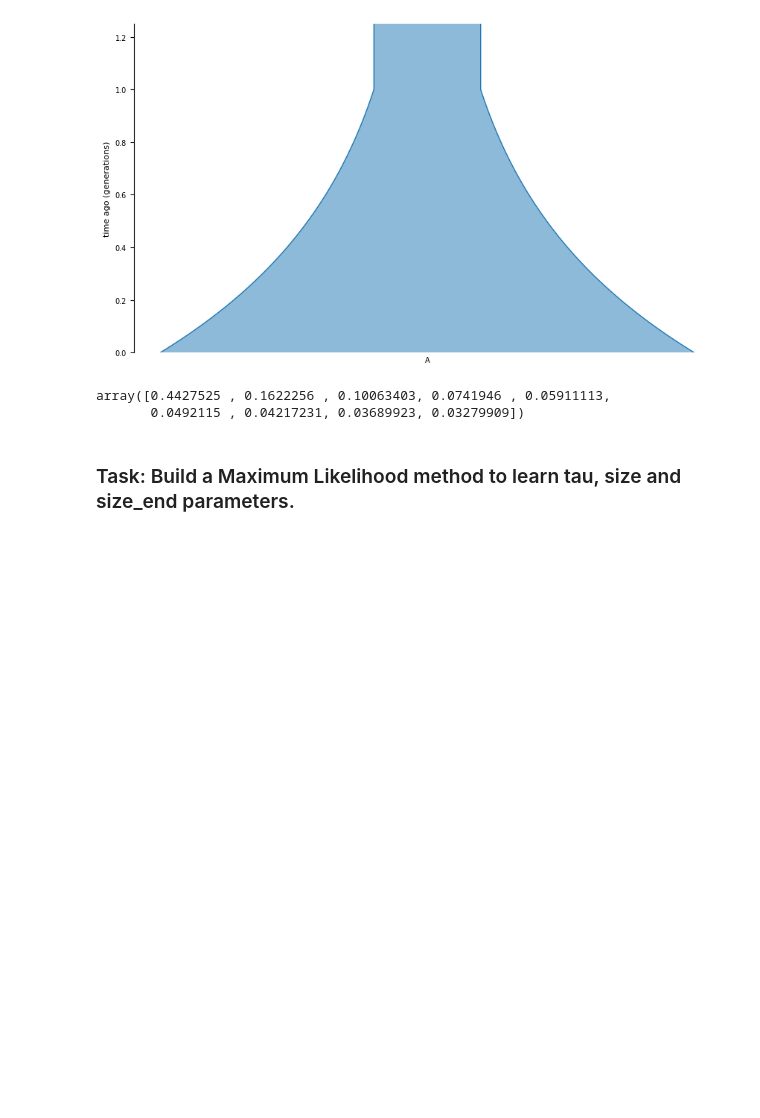
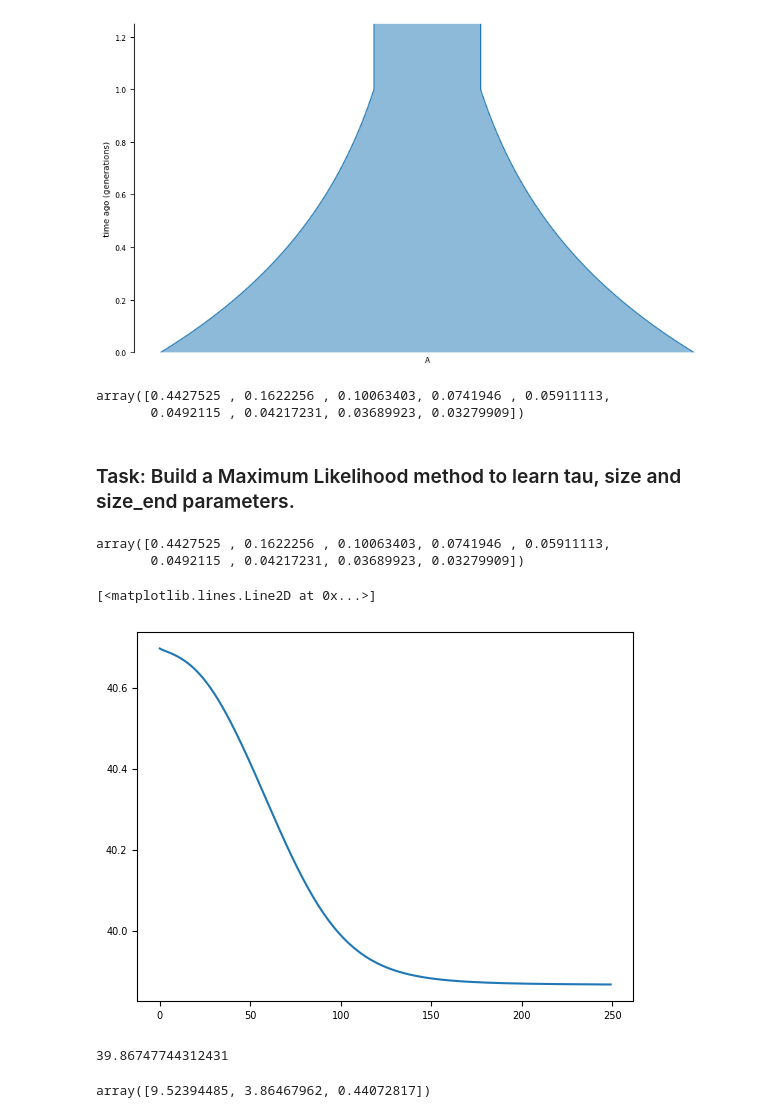
Before and after one commit to enesdilber/URPS_popgen, a Jupyter notebook: notes1.ipynb, the cells around one changed output. Cells and saved outputs as stored; diff of their text form; code cells hidden in the pictures; blank space fills up the shorter version.

```diff
--- a/notes1.ipynb
+++ b/notes1.ipynb
@@ -303,0 +318,51 @@ sfs = np.array([10, 4, 5, 3, 1, 0, 1, 0, 0]) # in previous example X
+# %%
+tau = 1.
+size = 10.
+size_end = 2.
+
+
+demo_params = (tau, size, size_end)
+sample_size = len(sfs) + 1
+
+pi_of_demo_params(demo_params, sample_size)
+# %% [output]
+array([0.4427525 , 0.1622256 , 0.10063403, 0.0741946 , 0.05911113,
+       0.0492115 , 0.04217231, 0.03689923, 0.03279909])
+# %%
+fun = lambda demo_params, sfs: -multinomial_likelihood(pi_of_demo_params(demo_params, len(sfs) + 1), sfs)
+# %%
+x = demo_params
+ret = scipy.optimize.minimize(
+        fun=fun,
+        args=sfs,
+        x0=x,
+        bounds=3 * [[eps, np.inf]],
+        options={"maxiter": 250}
+    )
+# %%
+loss = []
+niter = 250
+
+x = demo_params
+
+for _ in trange(niter):
+    ret = scipy.optimize.minimize(
+        fun=fun,
+        args=sfs,
+        x0=x,
+        bounds=3 * [[eps, np.inf]],
+        options={"maxiter": 1}
+    )
+
+    x = ret.x
+
+    loss.append(ret.fun)
+# %%
+plt.plot(loss)
+# %% [output]
+[<matplotlib.lines.Line2D at 0x...>]
+[figure, added]
+# %%
+fun(ret.x, sfs)
+# %% [output]
+39.86747744312431
@@ -303,0 +371,4 @@ sfs = np.array([10, 4, 5, 3, 1, 0, 1, 0, 0]) # in previous example X
+# %%
+ret.x
+# %% [output]
+array([9.52394485, 3.86467962, 0.44072817])
```
Also changed, not shown: parts of 9 cells of this notebook.
